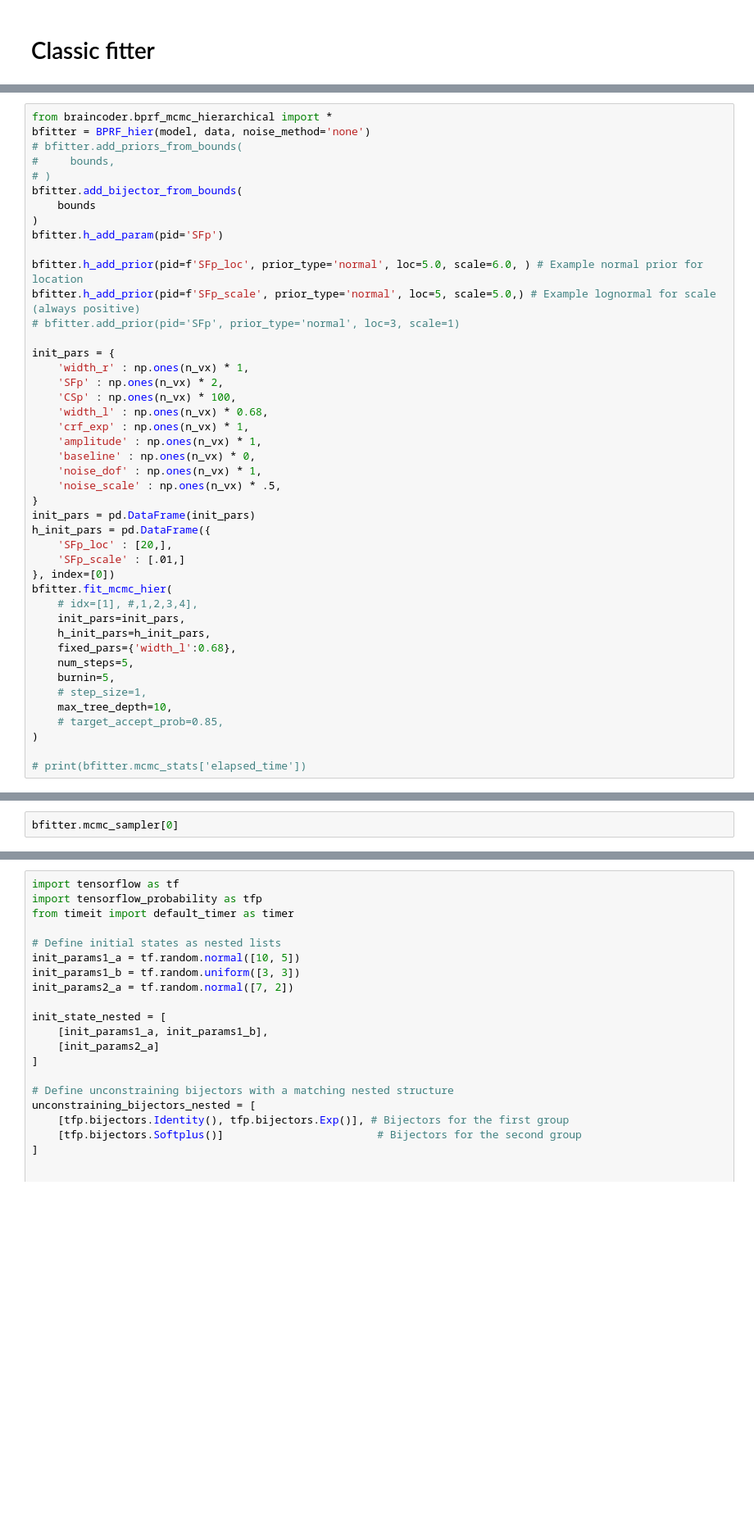
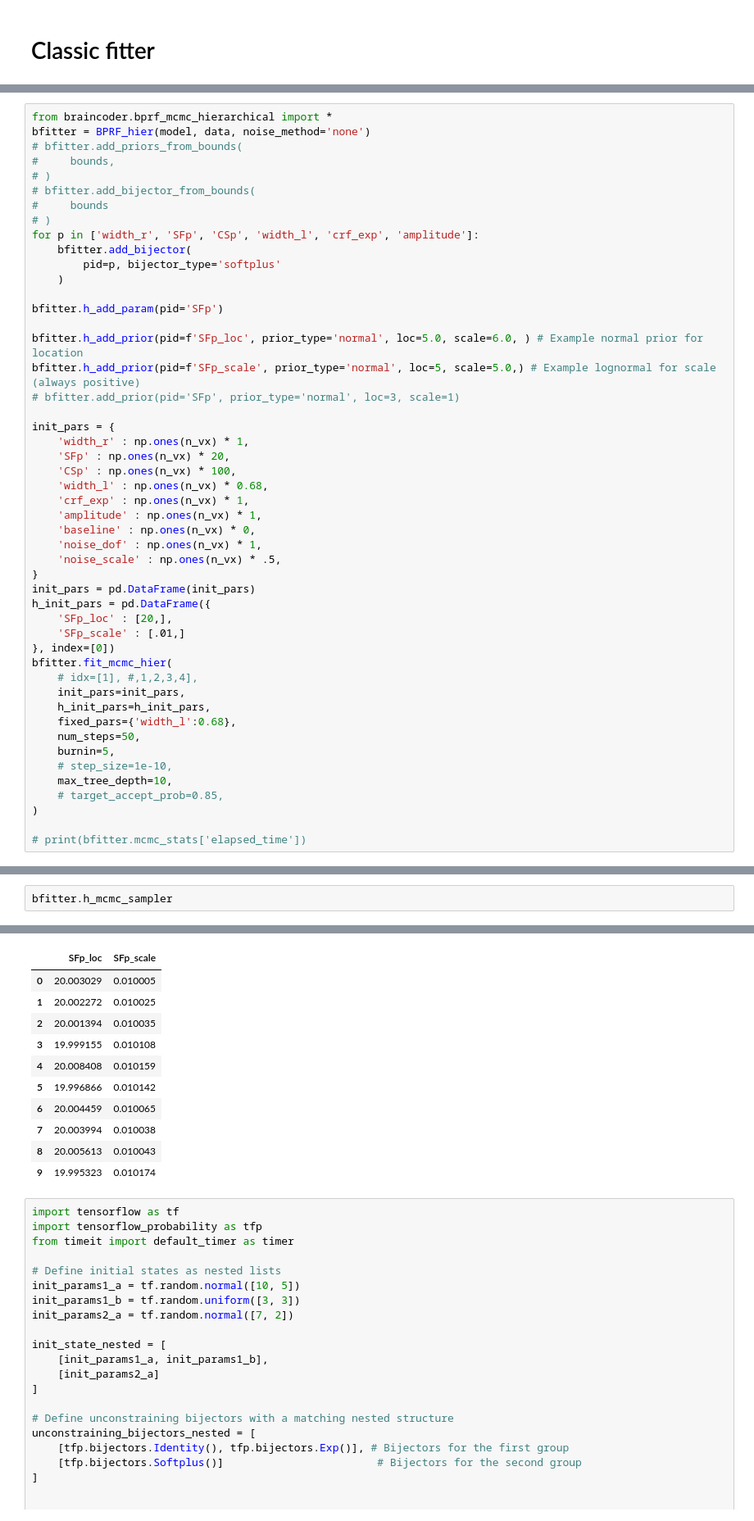
Before and after one commit to mdaghlian/braincoder_bprf, a Jupyter notebook: notebooks/CSENF_mcmc_UNIFORM.ipynb, the cells around one changed output, grey strips where cells are left out. Shown: that part at 82% size. Drawn from its saved outputs; the diff is of its cells as text; blank space fills up the shorter version.

```diff
--- a/notebooks/CSENF_mcmc_UNIFORM.ipynb
+++ b/notebooks/CSENF_mcmc_UNIFORM.ipynb
@@ -239,9 +238,14 @@ bfitter = BPRF_hier(model, data, noise_method='none')
 # bfitter.add_priors_from_bounds(
 #     bounds,
 # )
-bfitter.add_bijector_from_bounds(
-    bounds
-)
+# bfitter.add_bijector_from_bounds(
+#     bounds
+# )
+for p in ['width_r', 'SFp', 'CSp', 'width_l', 'crf_exp', 'amplitude']:
+    bfitter.add_bijector(
+        pid=p, bijector_type='softplus'
+    )
+
 bfitter.h_add_param(pid='SFp')
 
 bfitter.h_add_prior(pid=f'SFp_loc', prior_type='normal', loc=5.0, scale=6.0, ) # Example normal prior for location
@@ -250,7 +254,7 @@ bfitter.h_add_prior(pid=f'SFp_scale', prior_type='normal', loc=5, scale=5.0,) #
 
 init_pars = {
     'width_r' : np.ones(n_vx) * 1,
-    'SFp' : np.ones(n_vx) * 2,
+    'SFp' : np.ones(n_vx) * 20,
     'CSp' : np.ones(n_vx) * 100,
     'width_l' : np.ones(n_vx) * 0.68,
     'crf_exp' : np.ones(n_vx) * 1,
@@ -269,9 +273,9 @@ bfitter.fit_mcmc_hier(
     init_pars=init_pars,
     h_init_pars=h_init_pars,
     fixed_pars={'width_l':0.68},
-    num_steps=5,
+    num_steps=50,
     burnin=5,
-    # step_size=1,
+    # step_size=1e-10,
     max_tree_depth=10,
     # target_accept_prob=0.85,
 )
@@ -308,3 +298,3 @@ bfitter.h_mcmc_sampler
 # %%
-bfitter.mcmc_sampler[0]
+bfitter.h_mcmc_sampler
 # %% [output]
@@ -328,3 +301,14 @@ bfitter.mcmc_sampler[0]
+|  | SFp_loc | SFp_scale |
+| 0 | 20.003029 | 0.010005 |
+| 1 | 20.002272 | 0.010025 |
+| 2 | 20.001394 | 0.010035 |
+| 3 | 19.999155 | 0.010108 |
+| 4 | 20.008408 | 0.010159 |
+| 5 | 19.996866 | 0.010142 |
+| 6 | 20.004459 | 0.010065 |
+| 7 | 20.003994 | 0.010038 |
+| 8 | 20.005613 | 0.010043 |
+| 9 | 19.995323 | 0.010174 |
 # %%
 import tensorflow as tf
 import tensorflow_probability as tfp
```
Also changed, not shown: parts of 10 cells of this notebook, 2 other files.
